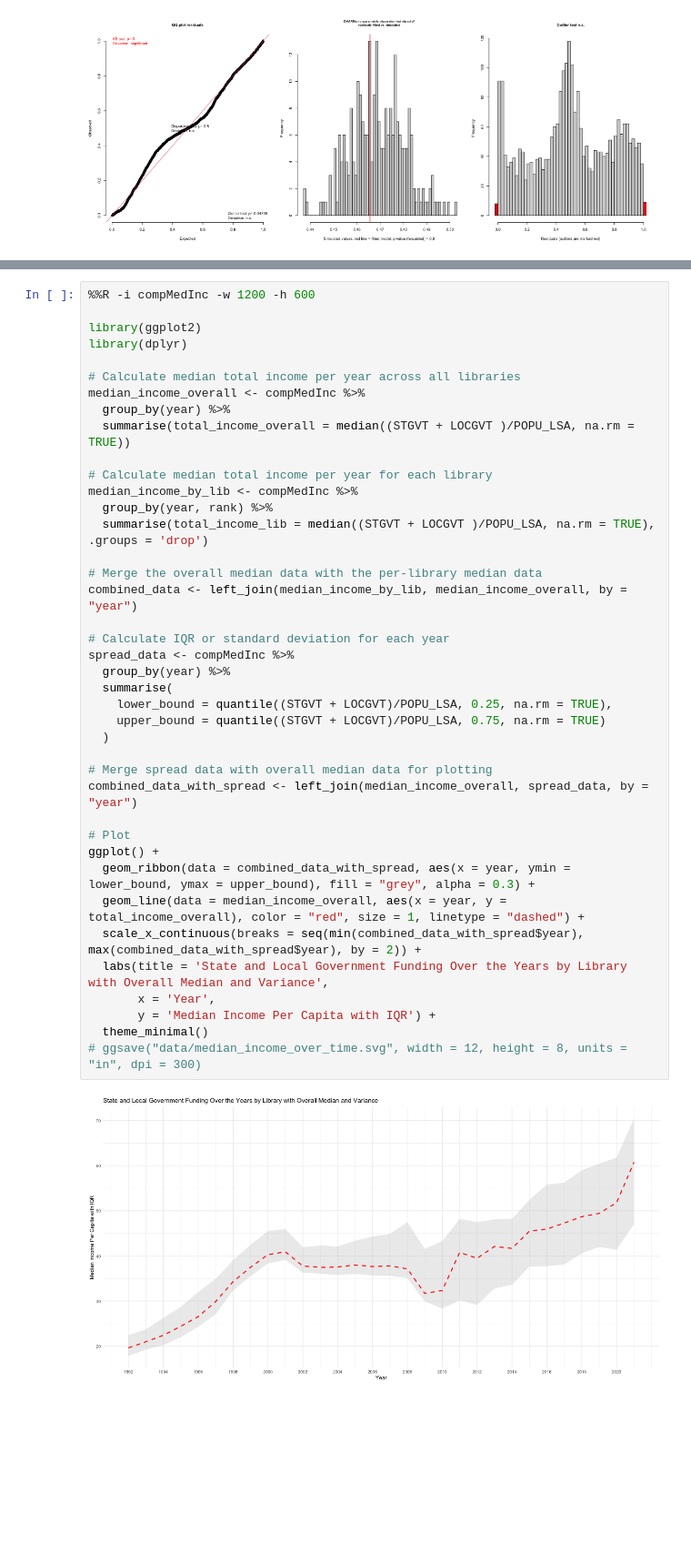
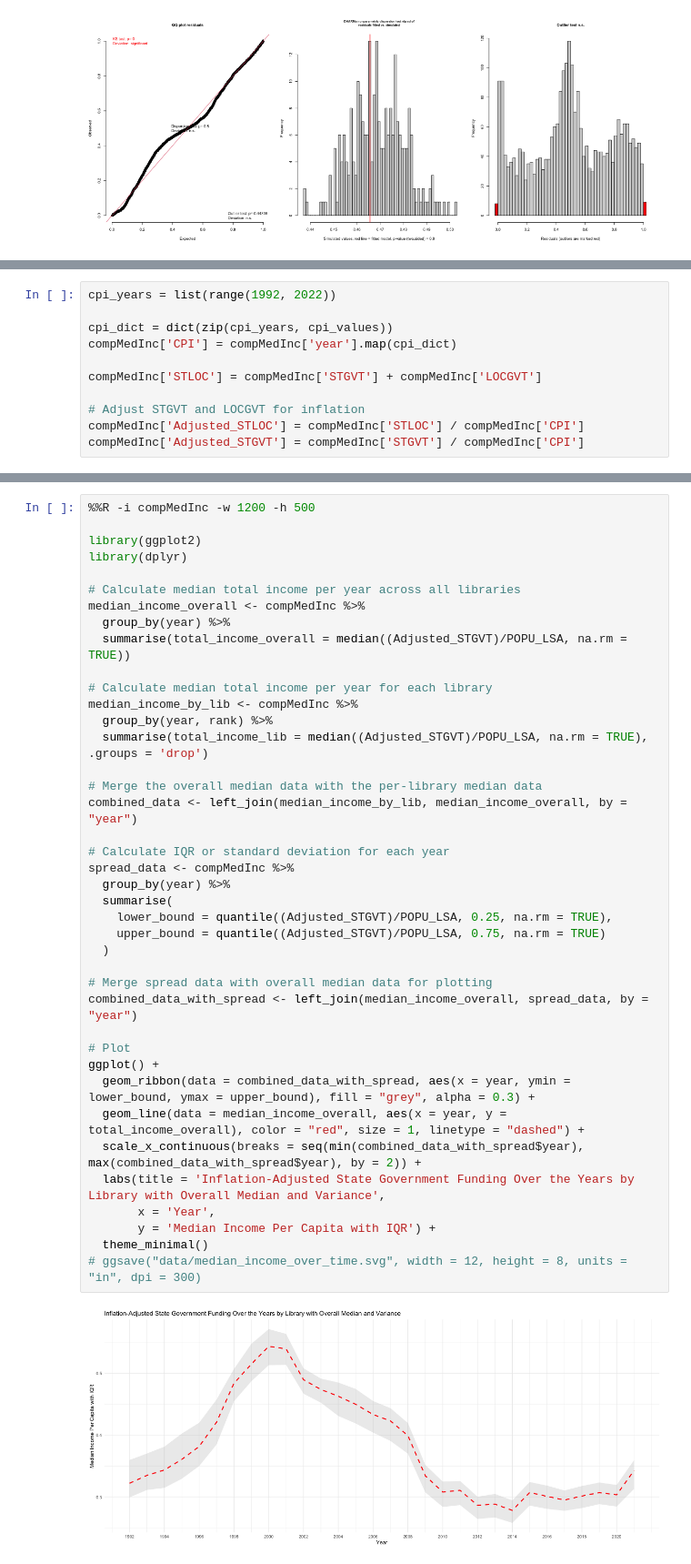
Before and after one commit to aishichandra/Ohio-Library-final, a Jupyter notebook: analysis.ipynb, the cells around one changed output, grey strips where cells are left out. Shown at 91% size. Cells and saved outputs as stored; diff of their text form; blank space fills up the shorter version.

```diff
--- a/analysis.ipynb
+++ b/analysis.ipynb
@@ -742,3 +757,14 @@ frequency of outliers (expected: 0.00796812749003984 )
+# %%
+cpi_years = list(range(1992, 2022))
+
+cpi_dict = dict(zip(cpi_years, cpi_values))
+compMedInc['CPI'] = compMedInc['year'].map(cpi_dict)
+
+compMedInc['STLOC'] = compMedInc['STGVT'] + compMedInc['LOCGVT']
+
+# Adjust STGVT and LOCGVT for inflation
+compMedInc['Adjusted_STLOC'] = compMedInc['STLOC'] / compMedInc['CPI']
+compMedInc['Adjusted_STGVT'] = compMedInc['STGVT'] / compMedInc['CPI']
 # %%
 compMedInc
 # %% [output]
@@ -814,5 +784,5 @@ GCV = 0.012635  Scale est. = 0.012507  n = 2640
 # %%
-%%R -i compMedInc -w 1200 -h 600
+%%R -i compMedInc -w 1200 -h 500
 
 library(ggplot2)
 library(dplyr)
@@ -820,36 +790,36 @@ library(dplyr)
 # Calculate median total income per year across all libraries
 median_income_overall <- compMedInc %>%
   group_by(year) %>%
-  summarise(total_income_overall = median((STGVT + LOCGVT )/POPU_LSA, na.rm = TRUE))
+  summarise(total_income_overall = median((Adjusted_STGVT)/POPU_LSA, na.rm = TRUE))
 
 # Calculate median total income per year for each library
 median_income_by_lib <- compMedInc %>%
   group_by(year, rank) %>%
-  summarise(total_income_lib = median((STGVT + LOCGVT )/POPU_LSA, na.rm = TRUE), .groups = 'drop')
+  summarise(total_income_lib = median((Adjusted_STGVT)/POPU_LSA, na.rm = TRUE), .groups = 'drop')
 
 # Merge the overall median data with the per-library median data
 combined_data <- left_join(median_income_by_lib, median_income_overall, by = "year")
 
 # Calculate IQR or standard deviation for each year
 spread_data <- compMedInc %>%
   group_by(year) %>%
   summarise(
-    lower_bound = quantile((STGVT + LOCGVT)/POPU_LSA, 0.25, na.rm = TRUE),
-    upper_bound = quantile((STGVT + LOCGVT)/POPU_LSA, 0.75, na.rm = TRUE)
+    lower_bound = quantile((Adjusted_STGVT)/POPU_LSA, 0.25, na.rm = TRUE),
+    upper_bound = quantile((Adjusted_STGVT)/POPU_LSA, 0.75, na.rm = TRUE)
   )
 
 # Merge spread data with overall median data for plotting
 combined_data_with_spread <- left_join(median_income_overall, spread_data, by = "year")
 
 # Plot
 ggplot() +
   geom_ribbon(data = combined_data_with_spread, aes(x = year, ymin = lower_bound, ymax = upper_bound), fill = "grey", alpha = 0.3) +
   geom_line(data = median_income_overall, aes(x = year, y = total_income_overall), color = "red", size = 1, linetype = "dashed") +
   scale_x_continuous(breaks = seq(min(combined_data_with_spread$year), max(combined_data_with_spread$year), by = 2)) +
-  labs(title = 'State and Local Government Funding Over the Years by Library with Overall Median and Variance',
+  labs(title = 'Inflation-Adjusted State Government Funding Over the Years by Library with Overall Median and Variance',
        x = 'Year',
        y = 'Median Income Per Capita with IQR') +
   theme_minimal()
 # ggsave("data/median_income_over_time.svg", width = 12, height = 8, units = "in", dpi = 300)
 # %% [output]
-[figure, old version]
+[figure, new version]
```
Also changed, not shown: parts of 42 cells of this notebook, 2 other files.
